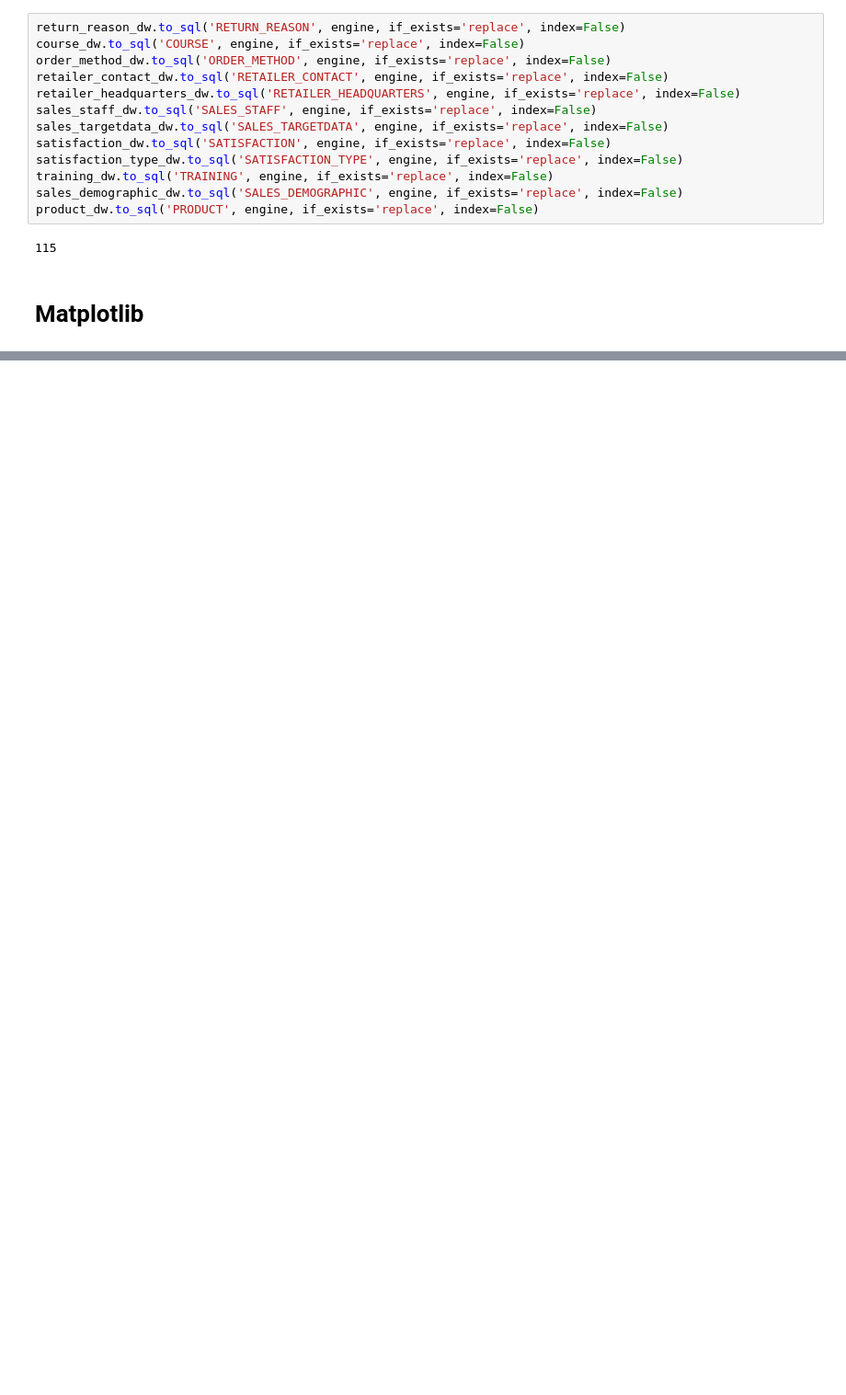
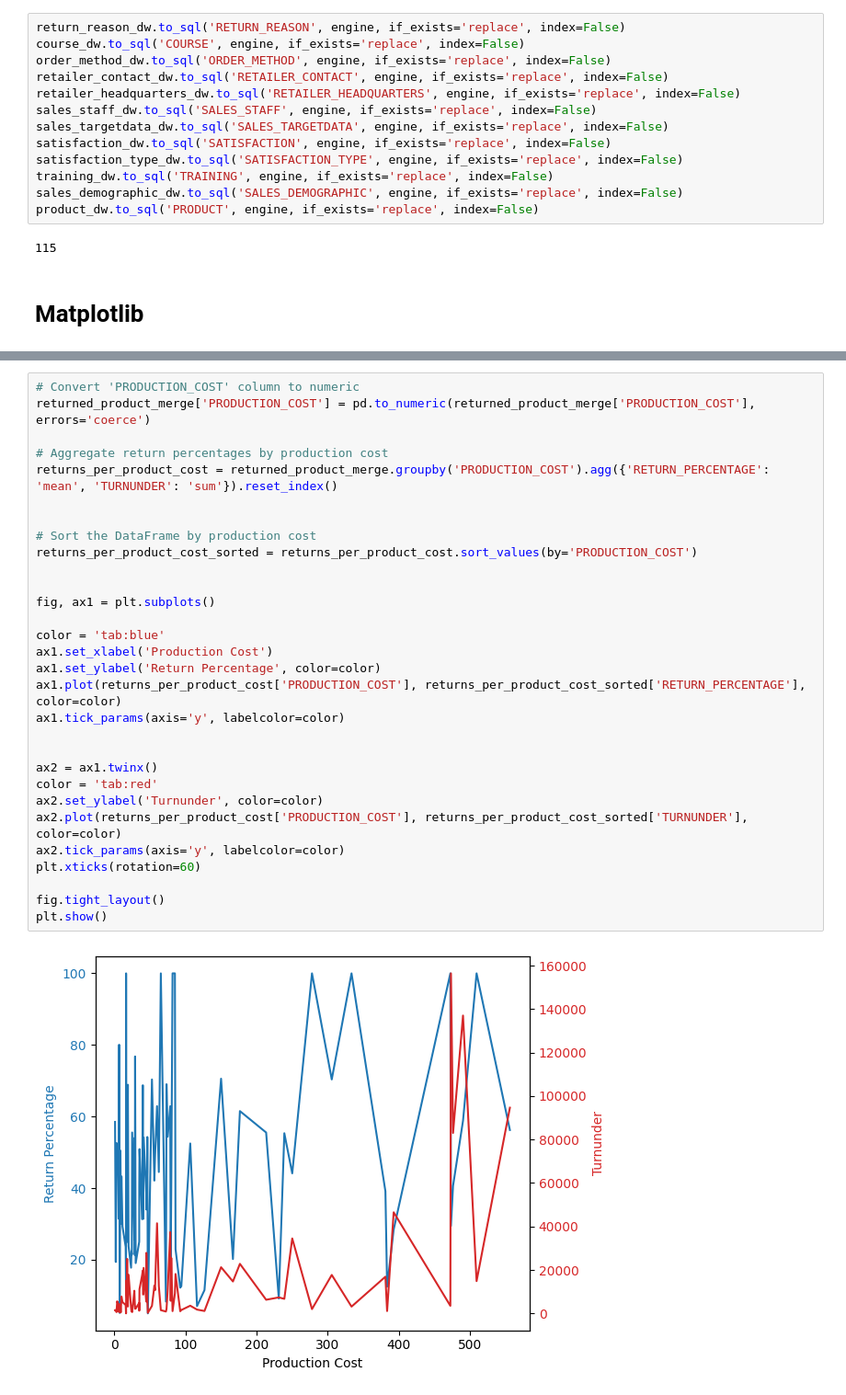
Before and after one commit to OutworldToast/Data-Warehouse, a Jupyter notebook: DataWarehouse.ipynb, the cells around one changed output, grey strips where cells are left out. Shown at 92% size. Drawn from its saved outputs; the diff is of its cells as text; blank space fills up the shorter version.

```diff
--- a/DataWarehouse.ipynb
+++ b/DataWarehouse.ipynb
@@ -858,0 +751,32 @@ order_dw
+# %%
+# Convert 'PRODUCTION_COST' column to numeric
+returned_product_merge['PRODUCTION_COST'] = pd.to_numeric(returned_product_merge['PRODUCTION_COST'], errors='coerce')
+
+# Aggregate return percentages by production cost
+returns_per_product_cost = returned_product_merge.groupby('PRODUCTION_COST').agg({'RETURN_PERCENTAGE': 'mean', 'TURNUNDER': 'sum'}).reset_index()
+
+
+# Sort the DataFrame by production cost
+returns_per_product_cost_sorted = returns_per_product_cost.sort_values(by='PRODUCTION_COST')
+
+
+fig, ax1 = plt.subplots()
+
+color = 'tab:blue'
+ax1.set_xlabel('Production Cost')
+ax1.set_ylabel('Return Percentage', color=color)
+ax1.plot(returns_per_product_cost['PRODUCTION_COST'], returns_per_product_cost_sorted['RETURN_PERCENTAGE'], color=color)
+ax1.tick_params(axis='y', labelcolor=color)
+
+
+ax2 = ax1.twinx()
+color = 'tab:red'
+ax2.set_ylabel('Turnunder', color=color)
+ax2.plot(returns_per_product_cost['PRODUCTION_COST'], returns_per_product_cost_sorted['TURNUNDER'], color=color)
+ax2.tick_params(axis='y', labelcolor=color)
+plt.xticks(rotation=60)
+
+fig.tight_layout()
+plt.show()
+# %% [output]
+[figure, added]
```
Also changed, not shown: parts of 17 cells of this notebook, 1 other file.
